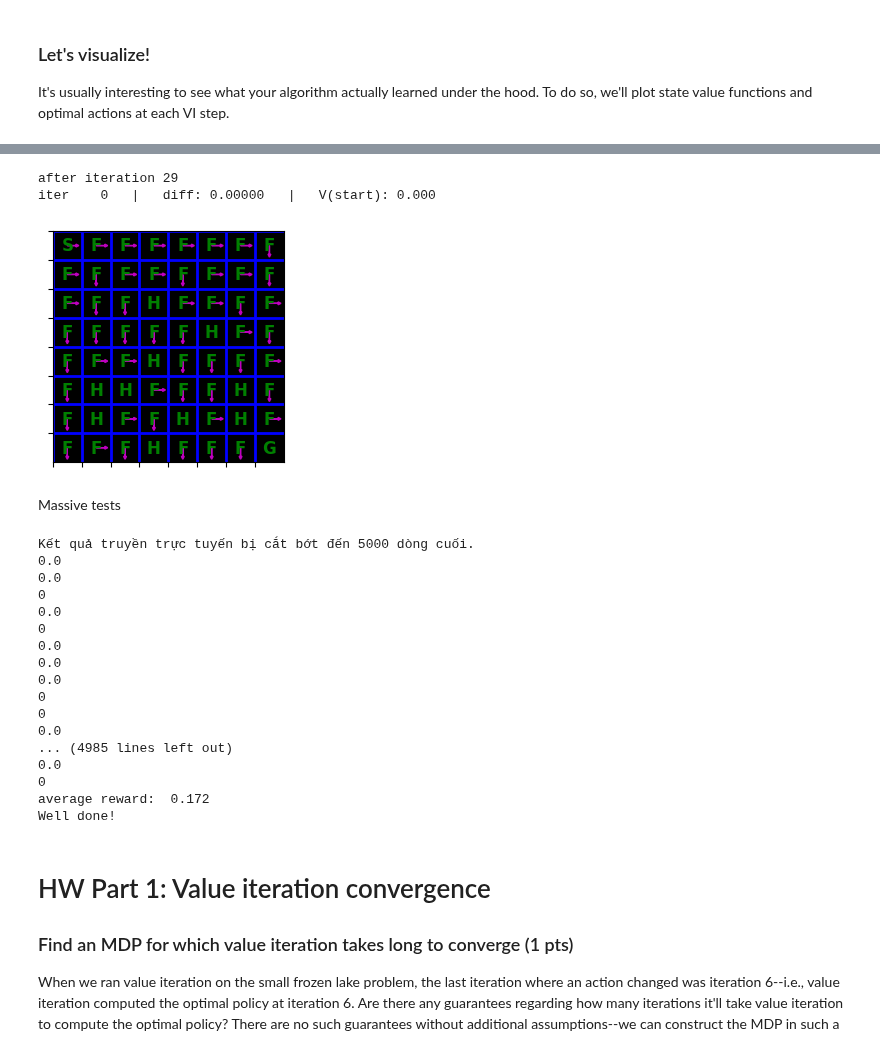
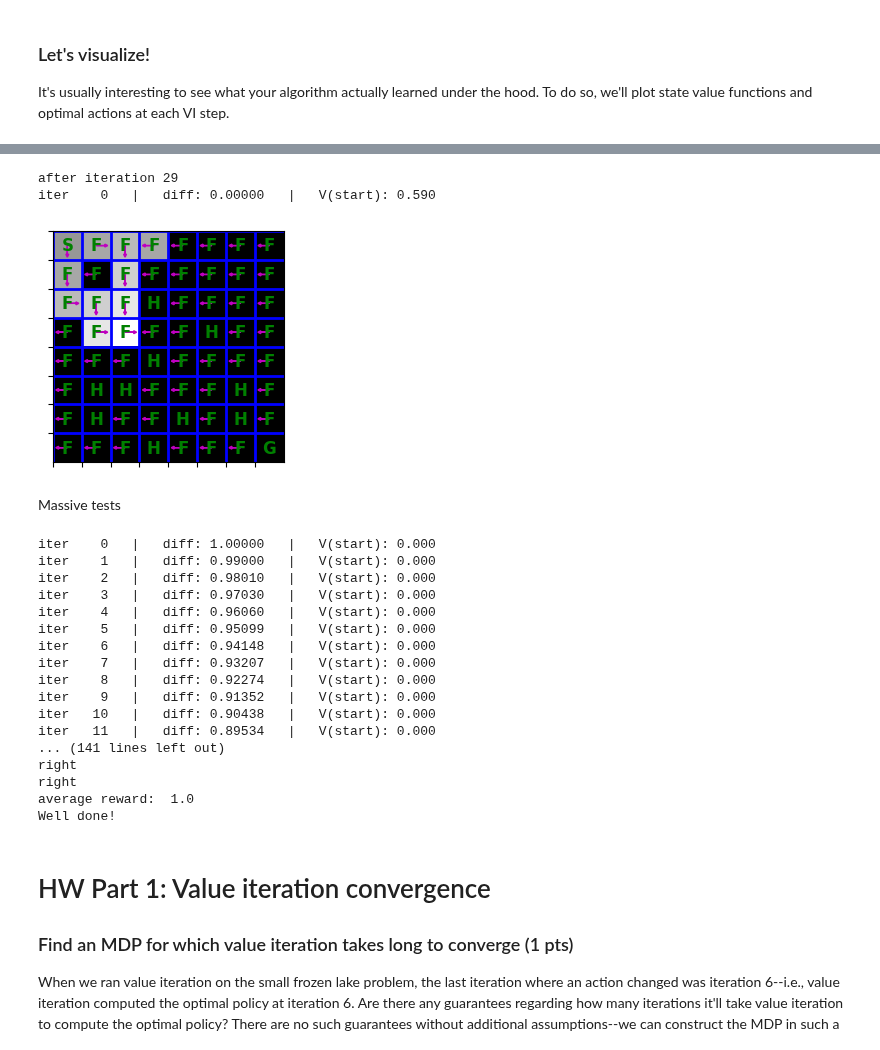
Before and after one commit to ngocmink/practical_RL, a Jupyter notebook: week02_value_based/seminar_vi.ipynb, the cells around one changed output, grey strips where cells are left out. Drawn from its saved outputs; the diff is of its cells as text; code cells hidden in the pictures.

```diff
--- a/week02_value_based/seminar_vi.ipynb
+++ b/week02_value_based/seminar_vi.ipynb
@@ -238,12 +238,12 @@ def get_optimal_action(mdp, state_values, state, gamma=0.9):
         state_value = get_action_value(mdp, state_values, state, action, gamma)
         # print(get_action_value(mdp, state_values, state, action, gamma))
         action_final = action
-      elif state_value == get_action_value(mdp, state_values, state, action, gamma):
-        if(random.random() > 0.4):
-        #   state_value = get_action_value(mdp, state_values, state, action, gamma)
-          action_final = 'down'
-        else:
-          action_final = 'right'
+      # elif state_value == get_action_value(mdp, state_values, state, action, gamma):
+      #   if(random.random() > 0.5):
+      #   #   state_value = get_action_value(mdp, state_values, state, action, gamma)
+      #     action_final = 'down'
+      #   else:
+      #     action_final = 'right'
 
 
     return action_final
@@ -308,7 +309,7 @@ FHFH
 FFFH
 HFFG
 # %%
-def value_iteration(mdp, state_values=None, gamma=0.9, num_iter=1000, min_difference=1e-5):
+def value_iteration(mdp, state_values=None, gamma=0.99, num_iter=1000, min_difference=1e-5):
     """ performs num_iter value iteration steps starting from state_values. Same as before but in a function """
     state_values = state_values or {s: 0 for s in mdp.get_all_states()}
     # print(mdp.get_all_states())
@@ -430,63 +431,61 @@ iter    0   |   diff: 0.00000   |   V(start): 0.000
 # %%
 from IPython.display import clear_output
 from time import sleep
-mdp = FrozenLakeEnv(map_name='8x8', slip_chance=0.1)
+mdp = FrozenLakeEnv(map_name='8x8', slip_chance=0)
 state_values = {s: 0 for s in mdp.get_all_states()}
 
 for i in range(30):
     clear_output(True)
     print("after iteration %i" % i)
     state_values = value_iteration(mdp, state_values, num_iter=1)
     draw_policy(mdp, state_values)
     sleep(0.5)
 # please ignore iter 0 at each step
 # %% [output]
 after iteration 29
-iter    0   |   diff: 0.00000   |   V(start): 0.000
+iter    0   |   diff: 0.00000   |   V(start): 0.590
-[figure, old version]
+[figure, new version]
 # %% [markdown]
 Massive tests
 # %%
-mdp = FrozenLakeEnv(slip_chance=0)
+mdp = FrozenLakeEnv(map_name='8x8',slip_chance=0)
 state_values = value_iteration(mdp)
 rewards = getrewards(mdp)
 total_rewards = []
-for game_i in range(1000):
+for game_i in range(10):
     s = mdp.reset()
     rewards_FL = []
-    print(game_i)
+    # print(game_i)
     for t in range(100):
-        print(s)
+        print(get_optimal_action(mdp, state_values, s, gamma))
         s, r, done, _ = mdp.step(
-            get_optimal_action(mdp, state_values, s, 100))
-        print(r)
+            get_optimal_action(mdp, state_values, s, gamma))
+        # print(r)
         rewards_FL.append(r)
         if done:
             break
     total_rewards.append(np.sum(rewards_FL))
-    for state in mdp.get_all_states():
-      print(get_new_state_value(mdp, state_values, state, 1))
 
 print("average reward: ", np.mean(total_rewards))
-assert(0.0 <= np.mean(total_rewards) <= 1.0)
+assert(1.0 <= np.mean(total_rewards) <= 1.0)
 print("Well done!")
 # %% [output]
-Kết quả truyền trực tuyến bị cắt bớt đến 5000 dòng cuối.
-0.0
-0.0
-0
-0.0
-0
-0.0
-0.0
-0.0
-0
-0
-0.0
-... (4985 lines left out)
-0.0
-0
-average reward:  0.172
+iter    0   |   diff: 1.00000   |   V(start): 0.000
+iter    1   |   diff: 0.99000   |   V(start): 0.000
+iter    2   |   diff: 0.98010   |   V(start): 0.000
+iter    3   |   diff: 0.97030   |   V(start): 0.000
+iter    4   |   diff: 0.96060   |   V(start): 0.000
+iter    5   |   diff: 0.95099   |   V(start): 0.000
+iter    6   |   diff: 0.94148   |   V(start): 0.000
+iter    7   |   diff: 0.93207   |   V(start): 0.000
+iter    8   |   diff: 0.92274   |   V(start): 0.000
+iter    9   |   diff: 0.91352   |   V(start): 0.000
+iter   10   |   diff: 0.90438   |   V(start): 0.000
+iter   11   |   diff: 0.89534   |   V(start): 0.000
+... (141 lines left out)
+right
+right
+average reward:  1.0
 Well done!
 # %%
 # Measure agent's average reward
```
Also changed, not shown: parts of 3 cells of this notebook.
